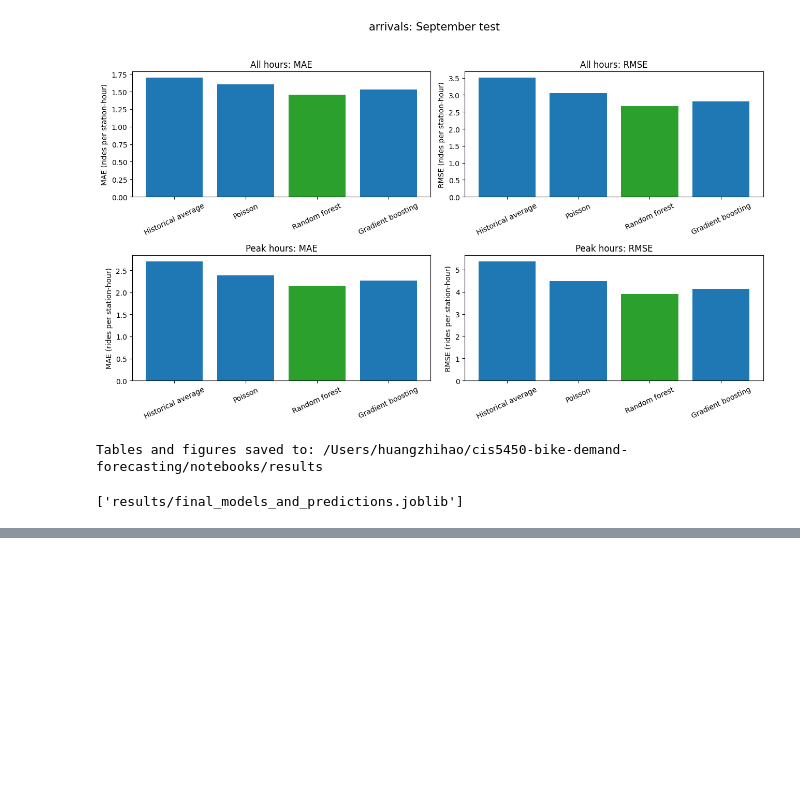
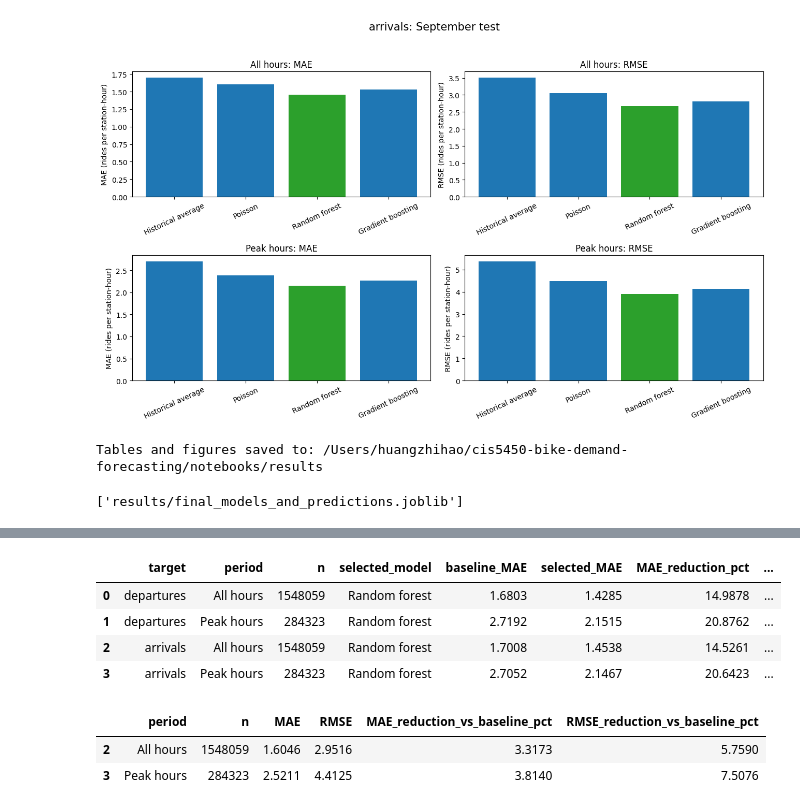
Before and after one commit to JacoZzz/cis5450-bike-demand-forecasting, a Jupyter notebook: notebooks/station_hour_demand_modeling.ipynb, the cells around one changed output, grey strips where cells are left out. Cells and saved outputs as stored; diff of their text form; code cells hidden in the pictures; blank space fills up the shorter version.

```diff
--- a/notebooks/station_hour_demand_modeling.ipynb
+++ b/notebooks/station_hour_demand_modeling.ipynb
@@ -612,0 +789,47 @@ joblib.dump(
+# %%
+# Calculate and save primary-task error reductions against the historical baseline
+
+summary_root = next((p for p in [Path.cwd(), *Path.cwd().parents]
+                     if (p / 'notebooks/results/september_test_results.csv').exists()), None)
+if summary_root is None:
+    raise FileNotFoundError('Run from the project root or notebooks/ after saving September results.')
+summary_out = summary_root / 'notebooks/results'
+flow_results = pd.read_csv(summary_out / 'september_test_results.csv')
+selected_flag = flow_results['selected_on_August'].astype(str).str.lower().eq('true')
+summary_rows = []
+for (target, period), group in flow_results.groupby(['target', 'period'], sort=False):
+    selected = group.loc[selected_flag.loc[group.index]]
+    baseline = group.loc[group.model.eq('Historical average')]
+    assert len(selected) == len(baseline) == 1, (target, period)
+    selected, baseline = selected.iloc[0], baseline.iloc[0]
+    assert selected['n'] == baseline['n']
+    row = {'target': target, 'period': period, 'n': int(selected['n']),
+           'selected_model': selected['model']}
+    for metric in ['MAE', 'RMSE']:
+        row[f'baseline_{metric}'] = float(baseline[metric])
+        row[f'selected_{metric}'] = float(selected[metric])
+        row[f'{metric}_reduction_pct'] = (100 * (baseline[metric] - selected[metric])
+                                         / baseline[metric] if baseline[metric] > 0 else np.nan)
+    summary_rows.append(row)
+primary_summary = pd.DataFrame(summary_rows)
+display(primary_summary.round(4))
+primary_summary.to_csv(summary_out / 'primary_task_summary.csv', index=False)
+
+net_file = summary_out / 'september_net_outflow_metrics.csv'
+if net_file.exists():
+    net_summary = pd.read_csv(net_file)
+    net_summary = net_summary.loc[
+        net_summary.model.eq('August-selected model pair'),
+        ['period', 'n', 'MAE', 'RMSE', 'MAE_reduction_vs_baseline_pct',
+         'RMSE_reduction_vs_baseline_pct']
+    ]
+    display(net_summary.round(4))
+# %% [output]
+|  | target | period | n | selected_model | baseline_MAE | selected_MAE | MAE_reduction_pct | ... |
+| 0 | departures | All hours | 1548059 | Random forest | 1.6803 | 1.4285 | 14.9878 | ... |
+| 1 | departures | Peak hours | 284323 | Random forest | 2.7192 | 2.1515 | 20.8762 | ... |
+| 2 | arrivals | All hours | 1548059 | Random forest | 1.7008 | 1.4538 | 14.5261 | ... |
+| 3 | arrivals | Peak hours | 284323 | Random forest | 2.7052 | 2.1467 | 20.6423 | ... |
+|  | period | n | MAE | RMSE | MAE_reduction_vs_baseline_pct | RMSE_reduction_vs_baseline_pct |
+| 2 | All hours | 1548059 | 1.6046 | 2.9516 | 3.3173 | 5.7590 |
+| 3 | Peak hours | 284323 | 2.5211 | 4.4125 | 3.8140 | 7.5076 |
```
Also changed, not shown: parts of 11 cells of this notebook, 1 other file.
